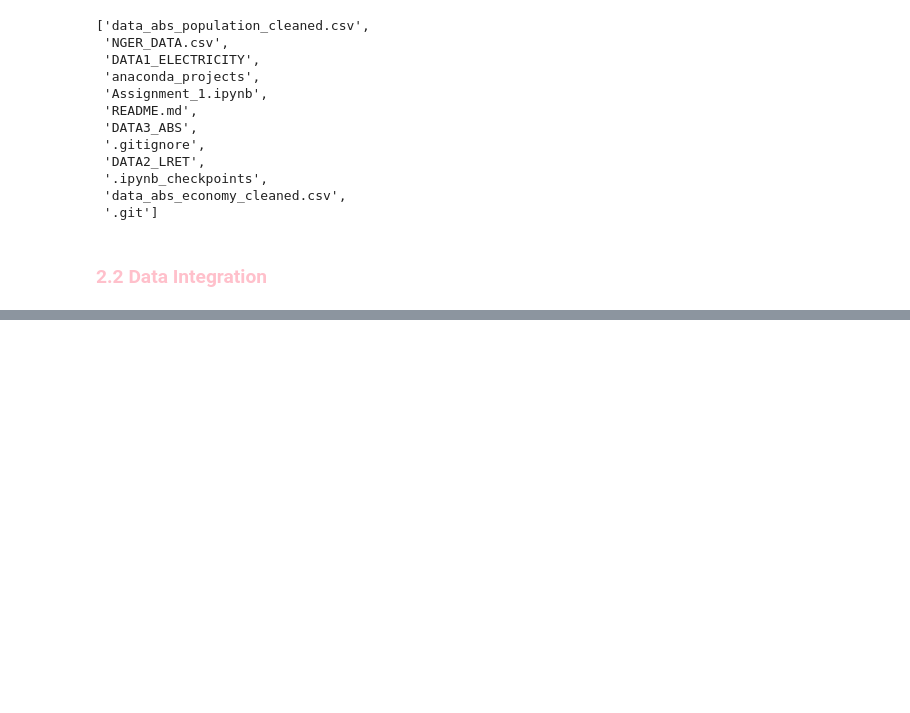
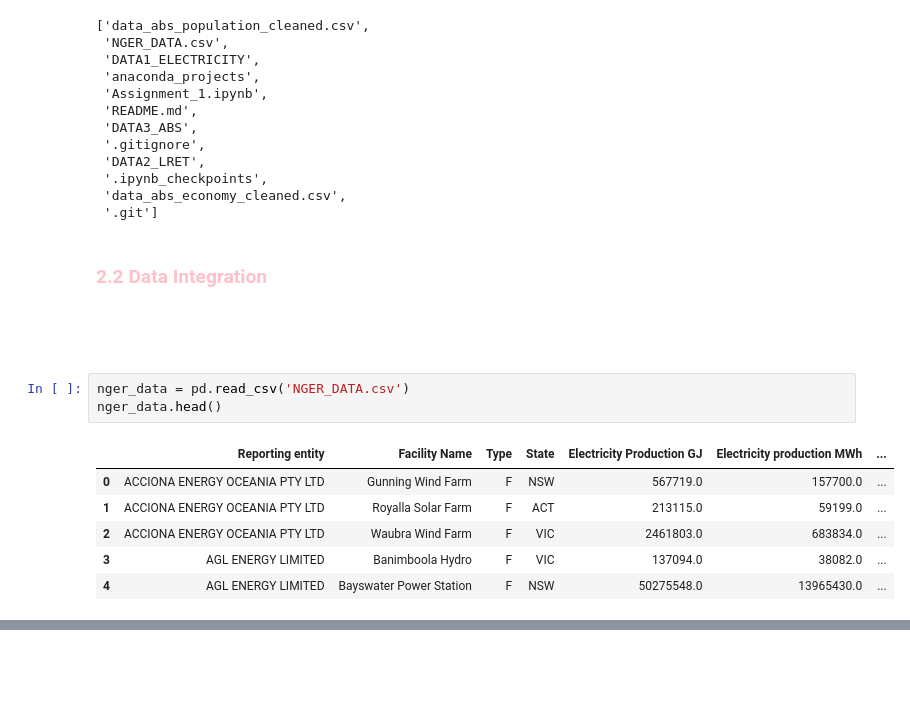
Before and after one commit to renggafirmandika/data_engineering, a Jupyter notebook: Assignment_1.ipynb, the cells around one changed output, grey strips where cells are left out. Drawn from its saved outputs; the diff is of its cells as text; blank space fills up the shorter version.

```diff
--- a/Assignment_1.ipynb
+++ b/Assignment_1.ipynb
@@ -1469,3 +1469,15 @@ os.listdir()
  '.git']
 # %% [markdown]
 ### <b> <span style="color:pink">2.2 Data Integration</span></b>
+# %% [markdown]
+#### <b> <span style="color:white">a. NGER Data</span></b>
+# %%
+nger_data = pd.read_csv('NGER_DATA.csv')
+nger_data.head()
+# %% [output]
+|  | Reporting entity | Facility Name | Type | State | Electricity Production GJ | Electricity production MWh | ... |
+| 0 | ACCIONA ENERGY OCEANIA PTY LTD | Gunning Wind Farm | F | NSW | 567719.0 | 157700.0 | ... |
+| 1 | ACCIONA ENERGY OCEANIA PTY LTD | Royalla Solar Farm | F | ACT | 213115.0 | 59199.0 | ... |
+| 2 | ACCIONA ENERGY OCEANIA PTY LTD | Waubra Wind Farm | F | VIC | 2461803.0 | 683834.0 | ... |
+| 3 | AGL ENERGY LIMITED | Banimboola Hydro | F | VIC | 137094.0 | 38082.0 | ... |
+| 4 | AGL ENERGY LIMITED | Bayswater Power Station | F | NSW | 50275548.0 | 13965430.0 | ... |
```
Also changed, not shown: parts of 11 cells of this notebook, 3 other files.
